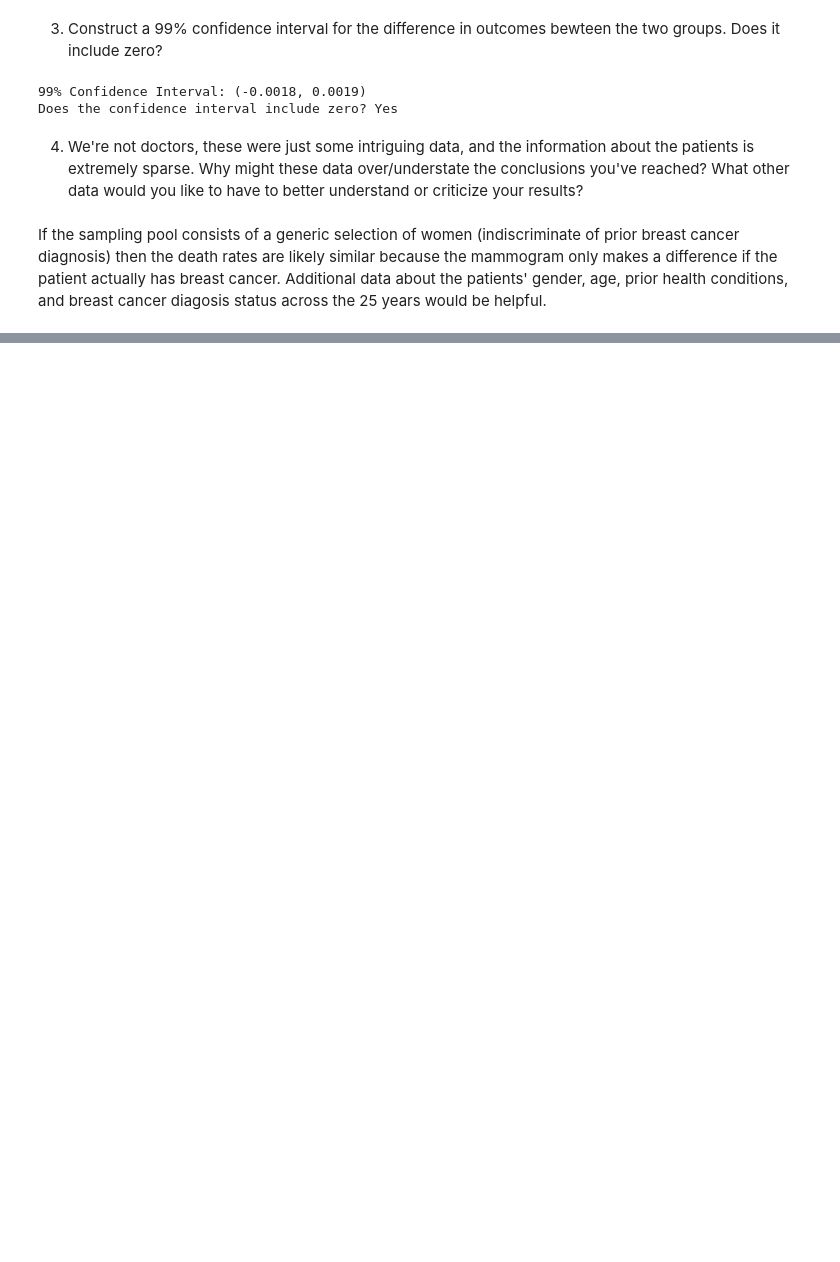
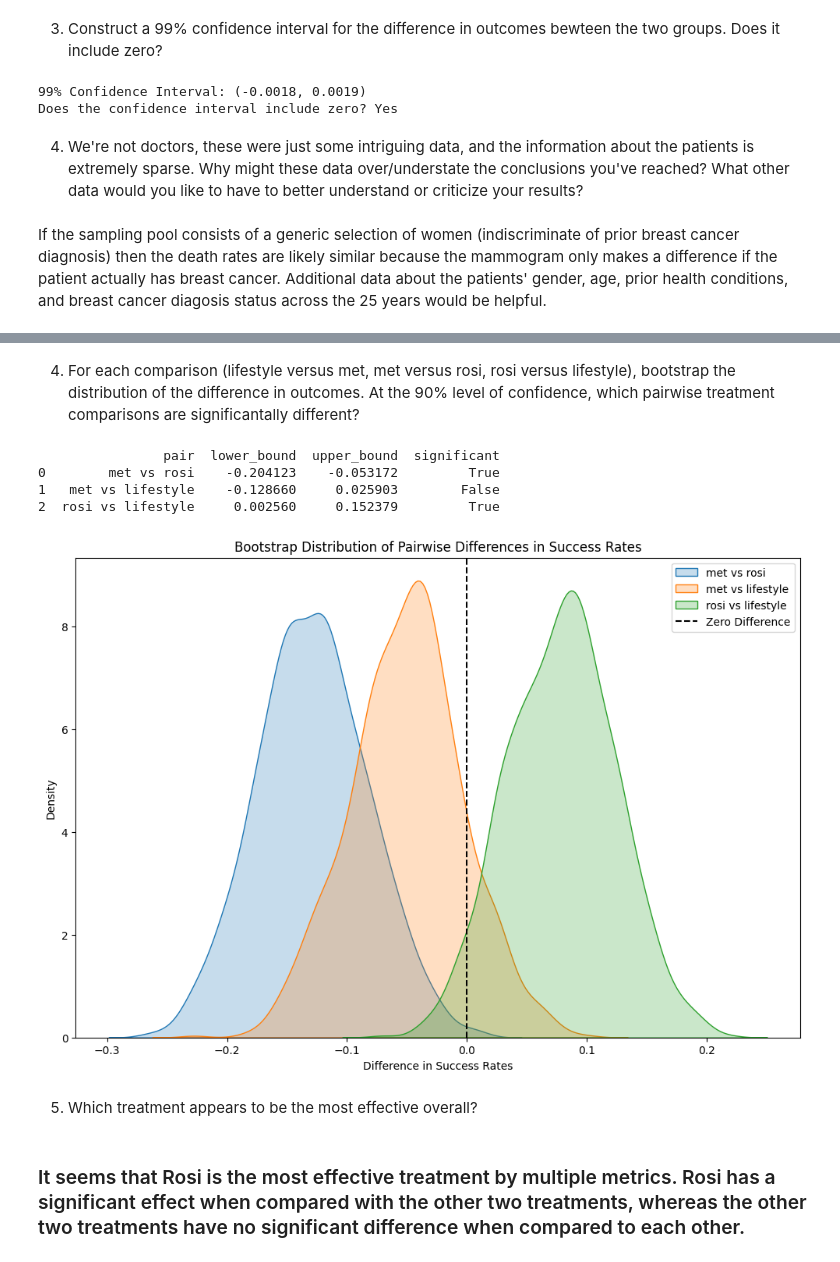
Before and after one commit to oak50/the_bootstrap, a Jupyter notebook: bootstrap_homework.ipynb, the cells around one changed output, grey strips where cells are left out. Cells and saved outputs as stored; diff of their text form; code cells hidden in the pictures; blank space fills up the shorter version.

```diff
--- a/bootstrap_homework.ipynb
+++ b/bootstrap_homework.ipynb
@@ -136,0 +248,72 @@ If the sampling pool consists of a generic selection of women (indiscriminate of
+# %% [markdown]
+
+4. For each comparison (lifestyle versus met, met versus rosi, rosi versus lifestyle), bootstrap the distribution of the difference in outcomes. At the 90% level of confidence, which pairwise treatment comparisons are significantally different?
+# %%
+# code generated with help from chat gpt
+
+from itertools import combinations
+
+# Prepare for bootstrapping
+treatment_pairs = list(combinations(df['treatment'].unique(), 2))  # All pairwise combinations
+bootstrap_differences = []
+
+# Bootstrap simulation for pairwise differences
+for treatment_a, treatment_b in treatment_pairs:
+    data_a = df[df['treatment'] == treatment_a]['outcome']
+    data_b = df[df['treatment'] == treatment_b]['outcome']
+    diffs = []
+
+    for _ in range(1000):  # Bootstrap iterations
+        sample_a = data_a.sample(frac=1, replace=True)
+        sample_b = data_b.sample(frac=1, replace=True)
+        diff = sample_a.mean() - sample_b.mean()
+        diffs.append(diff)
+
+    # Store results
+    bootstrap_differences.append({
+        'pair': f"{treatment_a} vs {treatment_b}",
+        'diffs': diffs
+    })
+
+# Analyze confidence intervals
+significance_results = []
+
+for result in bootstrap_differences:
+    diffs = result['diffs']
+    lower_bound = np.percentile(diffs, 5)  # Lower bound of 90% CI
+    upper_bound = np.percentile(diffs, 95)  # Upper bound of 90% CI
+    significant = not (lower_bound <= 0 <= upper_bound)  # Significant if CI doesn't include 0
+
+    significance_results.append({
+        'pair': result['pair'],
+        'lower_bound': lower_bound,
+        'upper_bound': upper_bound,
+        'significant': significant
+    })
+
+# Display significance results
+significance_df = pd.DataFrame(significance_results)
+print(significance_df)
+
+# Plot density plots for differences
+plt.figure(figsize=(12, 8))
+for result in bootstrap_differences:
+    sns.kdeplot(result['diffs'], label=result['pair'], fill=True)
+
+plt.axvline(0, color='black', linestyle='--', label='Zero Difference')
+plt.xlabel('Difference in Success Rates')
+plt.ylabel('Density')
+plt.title('Bootstrap Distribution of Pairwise Differences in Success Rates')
+plt.legend()
+plt.show()
+# %% [output]
+                pair  lower_bound  upper_bound  significant
+0        met vs rosi    -0.204123    -0.053172         True
+1   met vs lifestyle    -0.128660     0.025903        False
+2  rosi vs lifestyle     0.002560     0.152379         True
+[figure, added]
+# %% [markdown]
+
+5. Which treatment appears to be the most effective overall?
+# %% [markdown]
+### It seems that Rosi is the most effective treatment by multiple metrics. Rosi has a significant effect when compared with the other two treatments, whereas the other two treatments have no significant difference when compared to each other.
```
Also changed, not shown: parts of 7 cells of this notebook.
